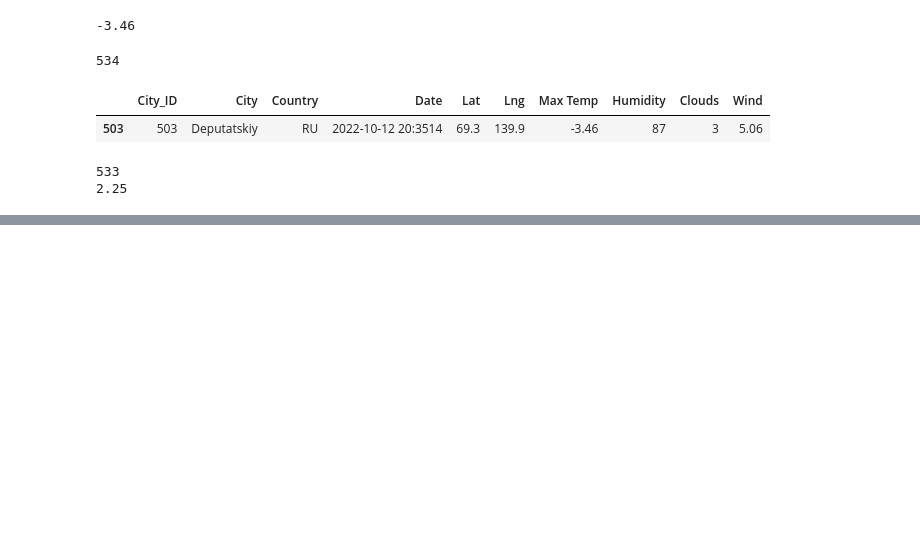
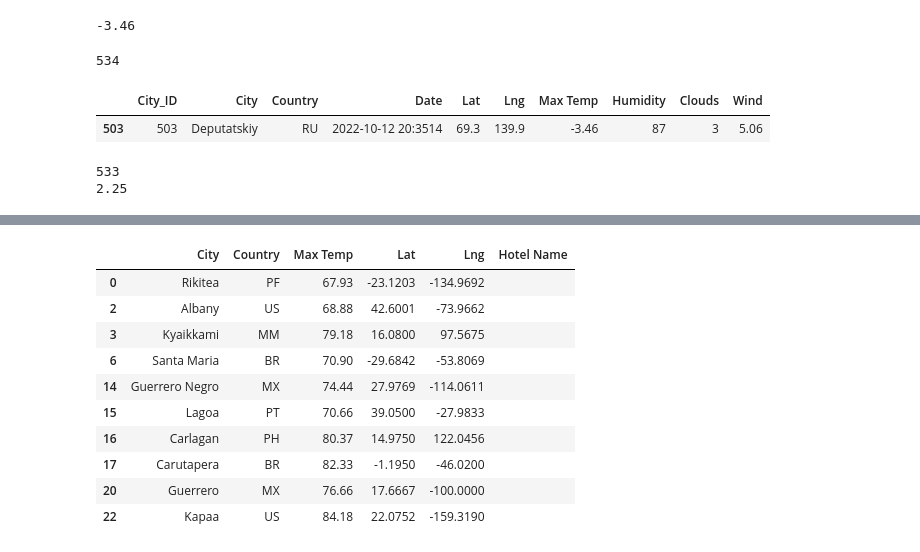
Before and after one commit to larabjork/world-weather-analysis, a Jupyter notebook: VacationPy.ipynb, the cells around one changed output, grey strips where cells are left out. Saved outputs shown, nothing was run; the diff lists cells and outputs as text; code cells hidden in the pictures; blank space fills up the shorter version.

Commit message:
add practice with Google search and exercise 6.5.4 hotel info

```diff
--- a/VacationPy.ipynb
+++ b/VacationPy.ipynb
@@ -158,0 +223,18 @@ fig
+# %%
+#6.5.4 Map Vacation Criteria
+# create new DF to hold hotel info for preferred cities
+hotel_df = preferred_cities_df[["City", "Country", "Max Temp", "Lat", "Lng"]].copy()
+hotel_df["Hotel Name"] = ""
+hotel_df.head(10)
+# %% [output]
+|  | City | Country | Max Temp | Lat | Lng | Hotel Name |
+| 0 | Rikitea | PF | 67.93 | -23.1203 | -134.9692 |  |
+| 2 | Albany | US | 68.88 | 42.6001 | -73.9662 |  |
+| 3 | Kyaikkami | MM | 79.18 | 16.0800 | 97.5675 |  |
+| 6 | Santa Maria | BR | 70.90 | -29.6842 | -53.8069 |  |
+| 14 | Guerrero Negro | MX | 74.44 | 27.9769 | -114.0611 |  |
+| 15 | Lagoa | PT | 70.66 | 39.0500 | -27.9833 |  |
+| 16 | Carlagan | PH | 80.37 | 14.9750 | 122.0456 |  |
+| 17 | Carutapera | BR | 82.33 | -1.1950 | -46.0200 |  |
+| 20 | Guerrero | MX | 76.66 | 17.6667 | -100.0000 |  |
+| 22 | Kapaa | US | 84.18 | 22.0752 | -159.3190 |  |
```
Also changed, not shown: parts of 20 cells of this notebook, 1 other file.
